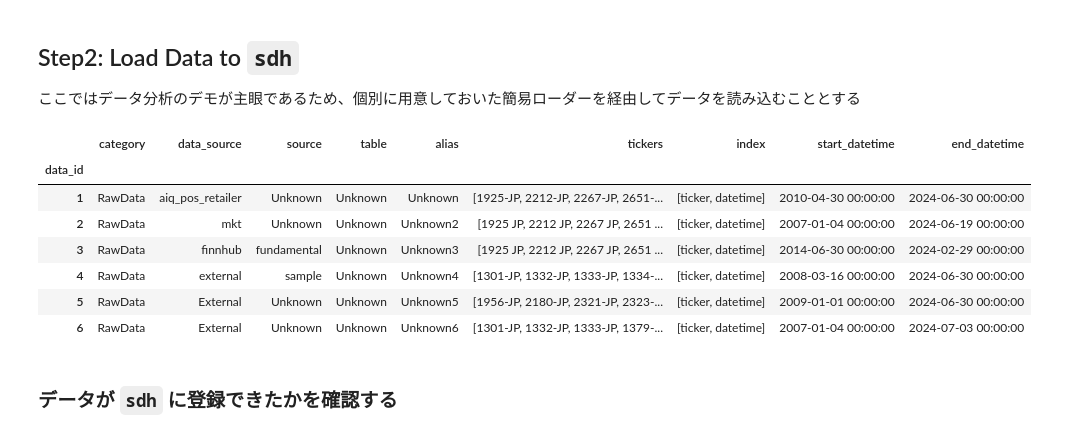
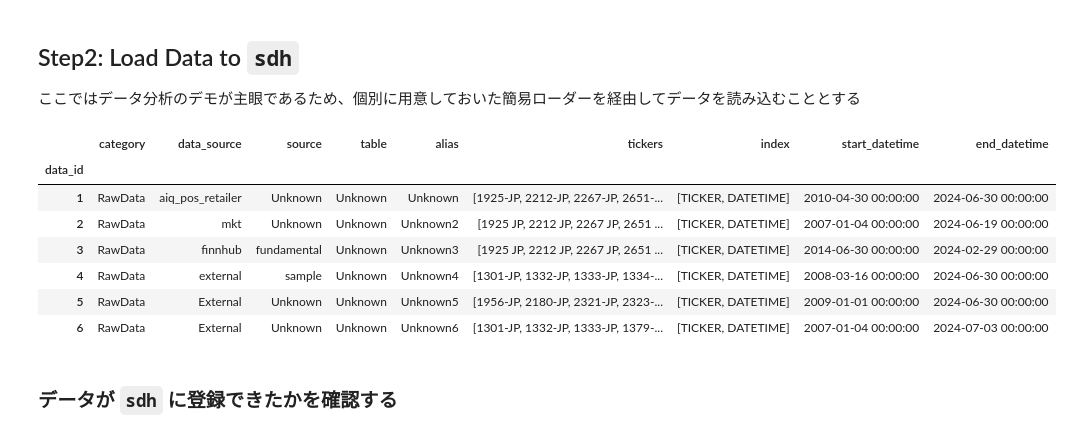
Before and after one commit to aiqindex/sample_notebooks, a Jupyter notebook: analyze/multi/aiq_pos_evently.ipynb, the cells around one changed output. Cells and saved outputs as stored; diff of their text form; code cells hidden in the pictures.

```diff
--- a/analyze/multi/aiq_pos_evently.ipynb
+++ b/analyze/multi/aiq_pos_evently.ipynb
@@ -52,21 +53,21 @@ sdh.transform.verbose = verbose
 ここではデータ分析のデモが主眼であるため、個別に用意しておいた簡易ローダーを経由してデータを読み込むこととする
 # %%
 f_ticker_cvt = lambda s: f"{s[:4]}-JP"
-scr.load_sample_dataset(sdh,  f_ticker_cvt=f_ticker_cvt)  # for retailer
+sc_retailer.load_sample_dataset(sdh,  f_ticker_cvt=f_ticker_cvt)  # for retailer
 dat_id_retail = 1
-data_id_goods = sc.register_alt_data(sdh, f_ticker_cvt=f_ticker_cvt)
-data_id_elec = sc.register_elec_data(sdh)
-data_id_mkt = sc.load_finnhub_equity_data_fixed_ticker(sdh, data_dir=DEFAULT_DIR)
+data_id_goods = sc_goods.register_alt_data(sdh, f_ticker_cvt=f_ticker_cvt)
+data_id_elec = sc_elec.register_elec_data(sdh)
+data_id_mkt = sc_elec.load_finnhub_equity_data_fixed_ticker(sdh, data_dir=DEFAULT_DIR)
 display(sdh.extract_definition)
 # %% [output]
 |  | category | data_source | source | table | alias | tickers | index | start_datetime | end_datetime |
 | data_id |  |  |  |  |  |  |  |  |  |
-| 1 | RawData | aiq_pos_retailer | Unknown | Unknown | Unknown | [1925-JP, 2212-JP, 2267-JP, 2651-... | [ticker, datetime] | 2010-04-30 00:00:00 | 2024-06-30 00:00:00 |
-| 2 | RawData | mkt | Unknown | Unknown | Unknown2 | [1925 JP, 2212 JP, 2267 JP, 2651 ... | [ticker, datetime] | 2007-01-04 00:00:00 | 2024-06-19 00:00:00 |
-| 3 | RawData | finnhub | fundamental | Unknown | Unknown3 | [1925 JP, 2212 JP, 2267 JP, 2651 ... | [ticker, datetime] | 2014-06-30 00:00:00 | 2024-02-29 00:00:00 |
-| 4 | RawData | external | sample | Unknown | Unknown4 | [1301-JP, 1332-JP, 1333-JP, 1334-... | [ticker, datetime] | 2008-03-16 00:00:00 | 2024-06-30 00:00:00 |
-| 5 | RawData | External | Unknown | Unknown | Unknown5 | [1956-JP, 2180-JP, 2321-JP, 2323-... | [ticker, datetime] | 2009-01-01 00:00:00 | 2024-06-30 00:00:00 |
-| 6 | RawData | External | Unknown | Unknown | Unknown6 | [1301-JP, 1332-JP, 1333-JP, 1379-... | [ticker, datetime] | 2007-01-04 00:00:00 | 2024-07-03 00:00:00 |
+| 1 | RawData | aiq_pos_retailer | Unknown | Unknown | Unknown | [1925-JP, 2212-JP, 2267-JP, 2651-... | [TICKER, DATETIME] | 2010-04-30 00:00:00 | 2024-06-30 00:00:00 |
+| 2 | RawData | mkt | Unknown | Unknown | Unknown2 | [1925 JP, 2212 JP, 2267 JP, 2651 ... | [TICKER, DATETIME] | 2007-01-04 00:00:00 | 2024-06-19 00:00:00 |
+| 3 | RawData | finnhub | fundamental | Unknown | Unknown3 | [1925 JP, 2212 JP, 2267 JP, 2651 ... | [TICKER, DATETIME] | 2014-06-30 00:00:00 | 2024-02-29 00:00:00 |
+| 4 | RawData | external | sample | Unknown | Unknown4 | [1301-JP, 1332-JP, 1333-JP, 1334-... | [TICKER, DATETIME] | 2008-03-16 00:00:00 | 2024-06-30 00:00:00 |
+| 5 | RawData | External | Unknown | Unknown | Unknown5 | [1956-JP, 2180-JP, 2321-JP, 2323-... | [TICKER, DATETIME] | 2009-01-01 00:00:00 | 2024-06-30 00:00:00 |
+| 6 | RawData | External | Unknown | Unknown | Unknown6 | [1301-JP, 1332-JP, 1333-JP, 1379-... | [TICKER, DATETIME] | 2007-01-04 00:00:00 | 2024-07-03 00:00:00 |
 # %% [markdown]
 ### データが `sdh` に登録できたかを確認する
 # %%
```
Also changed, not shown: parts of 1 cell of this notebook.
